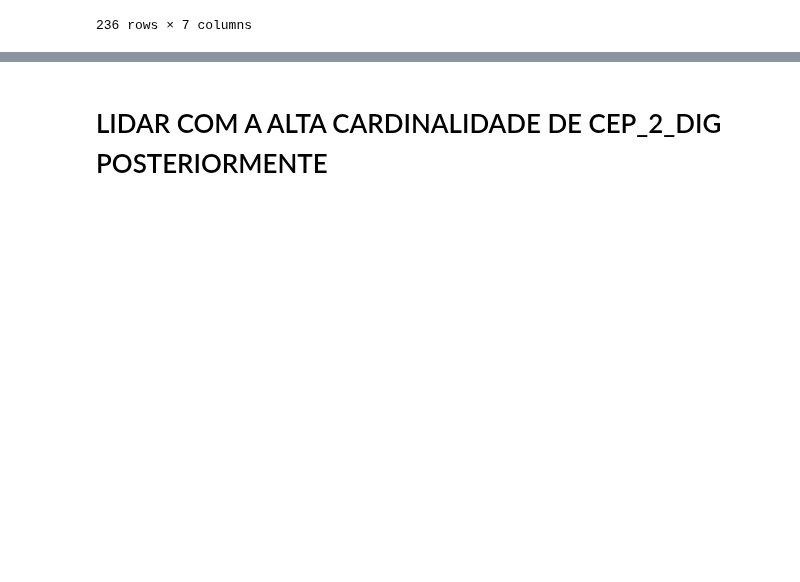
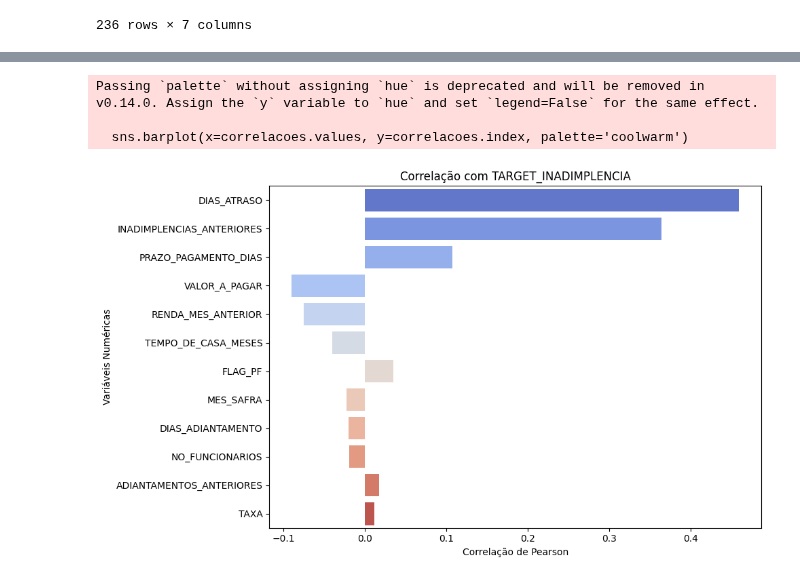
Before and after one commit to mmdes/default-risk-analysis, a Jupyter notebook: notebooks/feature_engineering.ipynb, the cells around one changed output, grey strips where cells are left out. Drawn from its saved outputs; the diff is of its cells as text; code cells hidden in the pictures; blank space fills up the shorter version.

```diff
--- a/notebooks/feature_engineering.ipynb
+++ b/notebooks/feature_engineering.ipynb
@@ -207 +262,25 @@ Analisando a correlação de todas as features com a variável target
+# %%
+# Seleciona as colunas numéricas
+numericas = merged_dataset.select_dtypes(include=['int64', 'float64', 'int32'])
+
+numericas = numericas.drop(columns=['ID_CLIENTE'])
+# Calcula correlação com a variável alvo
+correlacoes = numericas.corr()['TARGET_INADIMPLENCIA'].drop('TARGET_INADIMPLENCIA')
+
+# Ordena por correlação absoluta
+correlacoes = correlacoes.reindex(correlacoes.abs().sort_values(ascending=False).index)
+
+# Plota gráfico
+plt.figure(figsize=(10, 6))
+sns.barplot(x=correlacoes.values, y=correlacoes.index, palette='coolwarm')
+plt.title('Correlação com TARGET_INADIMPLENCIA')
+plt.xlabel('Correlação de Pearson')
+plt.ylabel('Variáveis Numéricas')
+plt.tight_layout()
+plt.show()
+# %% [output]
+Passing `palette` without assigning `hue` is deprecated and will be removed in v0.14.0. Assign the `y` variable to `hue` and set `legend=False` for the same effect.
+
+  sns.barplot(x=correlacoes.values, y=correlacoes.index, palette='coolwarm')
+[figure, added]
 # %%
@@ -209,2 +287,0 @@ Analisando a correlação de todas as features com a variável target
-# %% [markdown]
-# LIDAR COM A ALTA CARDINALIDADE DE CEP_2_DIG POSTERIORMENTE
```
Also changed, not shown: parts of 14 cells of this notebook, 3 other files.
